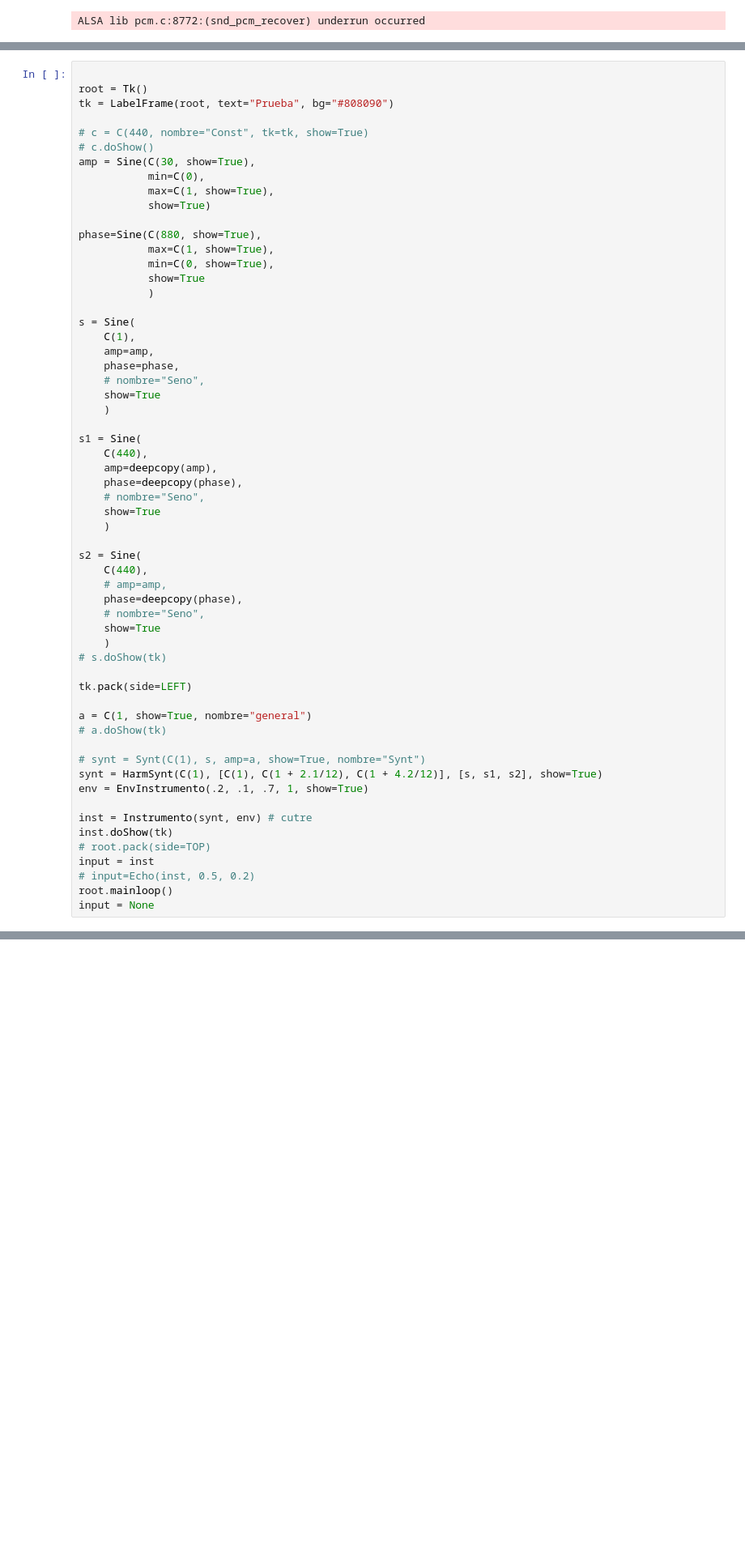
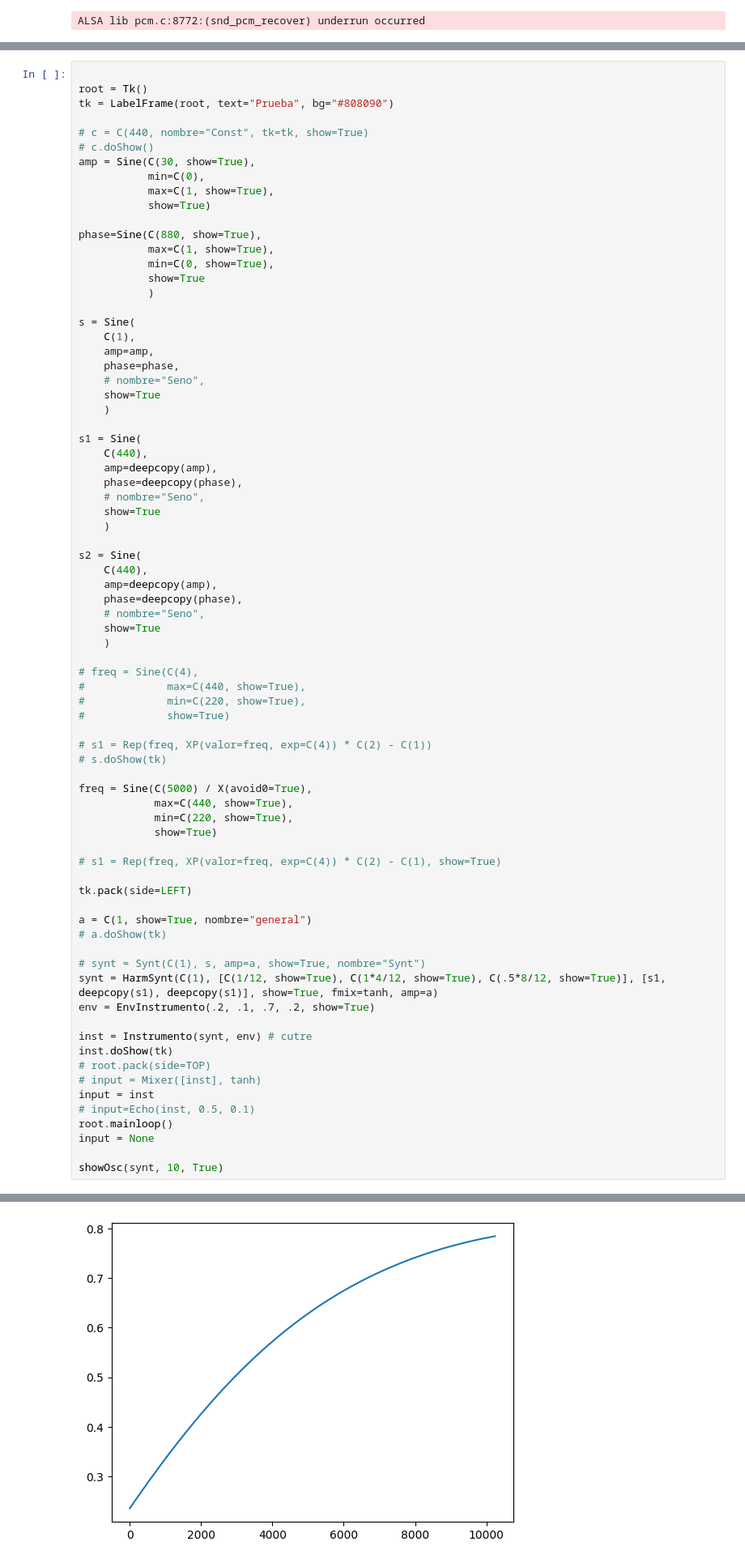
Before and after one commit to jperson4/Informatica-Musical, a Jupyter notebook: p5/p5.ipynb, the cells around one changed output, grey strips where cells are left out. Shown at 81% size. Saved outputs shown, nothing was run; the diff lists cells and outputs as text; blank space fills up the shorter version.

```diff
--- a/p5/p5.ipynb
+++ b/p5/p5.ipynb
@@ -147,12 +149,26 @@ s1 = Sine(
 
 s2 = Sine(
     C(440),
-    # amp=amp,
+    amp=deepcopy(amp),
     phase=deepcopy(phase),
     # nombre="Seno",
     show=True
     )
+
+# freq = Sine(C(4),
+#             max=C(440, show=True),
+#             min=C(220, show=True),
+#             show=True)
+
+# s1 = Rep(freq, XP(valor=freq, exp=C(4)) * C(2) - C(1))
 # s.doShow(tk)
+
+freq = Sine(C(5000) / X(avoid0=True),
+            max=C(440, show=True),
+            min=C(220, show=True),
+            show=True)
+
+# s1 = Rep(freq, XP(valor=freq, exp=C(4)) * C(2) - C(1), show=True)
 
 tk.pack(side=LEFT)
 
@@ -160,14 +176,17 @@ a = C(1, show=True, nombre="general")
 # a.doShow(tk)
 
 # synt = Synt(C(1), s, amp=a, show=True, nombre="Synt")
-synt = HarmSynt(C(1), [C(1), C(1 + 2.1/12), C(1 + 4.2/12)], [s, s1, s2], show=True)
-env = EnvInstrumento(.2, .1, .7, 1, show=True)
+synt = HarmSynt(C(1), [C(1/12, show=True), C(1*4/12, show=True), C(.5*8/12, show=True)], [s1, deepcopy(s1), deepcopy(s1)], show=True, fmix=tanh, amp=a)
+env = EnvInstrumento(.2, .1, .7, .2, show=True)
 
 inst = Instrumento(synt, env) # cutre
 inst.doShow(tk)
 # root.pack(side=TOP)
+# input = Mixer([inst], tanh)
 input = inst
-# input=Echo(inst, 0.5, 0.2)
+# input=Echo(inst, 0.5, 0.1)
 root.mainloop()
 input = None
+
+showOsc(synt, 10, True)
 # %% [output]
@@ -191,2 +210,3 @@ off
+[figure, added]
 # %%
 
```
Also changed, not shown: parts of 6 cells of this notebook, 7 other files.
